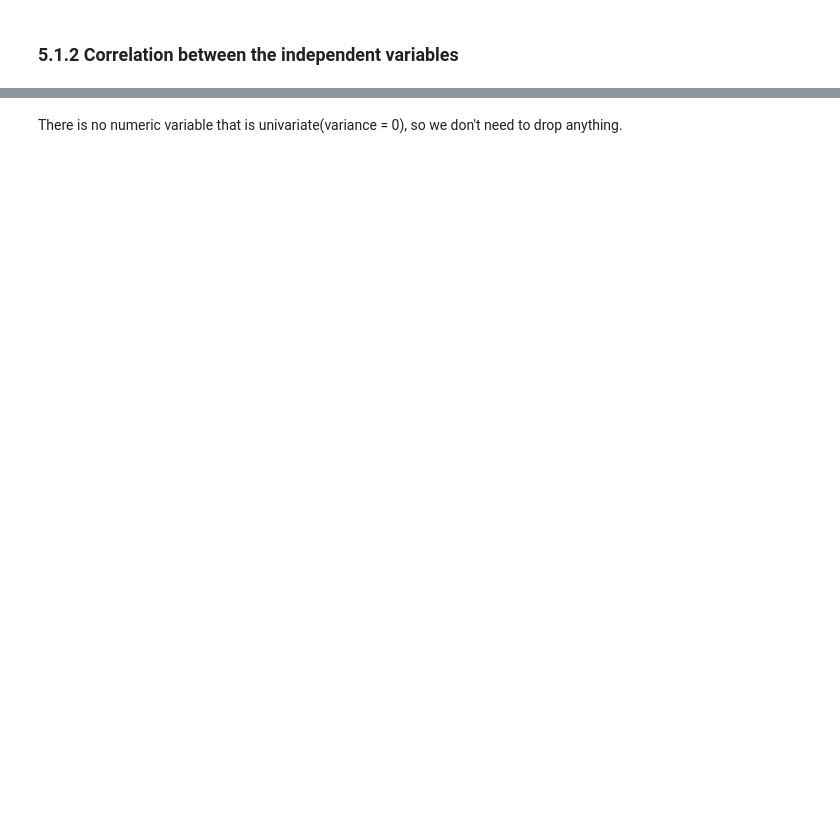
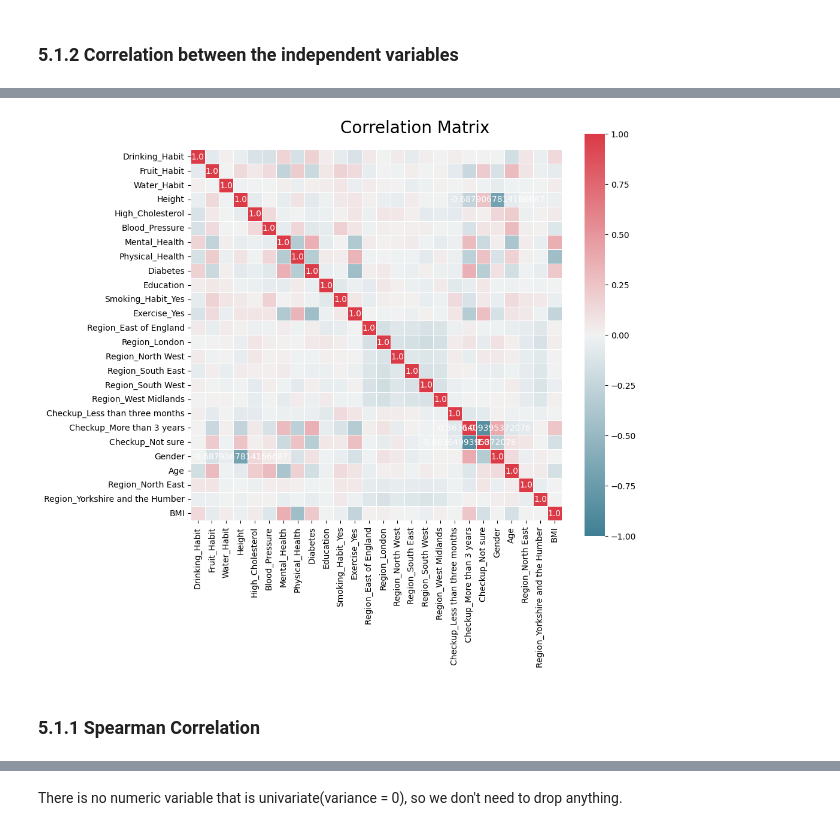
Before and after one commit to anamiguel24/MachineLearnig-project, a Jupyter notebook: ml_project.ipynb, the cells around one changed output, grey strips where cells are left out. Saved outputs shown, nothing was run; the diff lists cells and outputs as text; code cells hidden in the pictures; blank space fills up the shorter version.

```diff
--- a/ml_project.ipynb
+++ b/ml_project.ipynb
@@ -506,0 +551,22 @@ plt.show()
+# %%
+# Prepare figure
+fig = plt.figure(figsize=(10, 8))
+
+# Build annotation matrix (values above |0.5| will appear annotated in the plot)
+mask_annot = np.absolute(x.corr().values) >= 0.5
+annot = np.where(mask_annot, x.corr().values, np.full(x.corr().shape,""))
+# np.where() returns elements chosen from x.corr().values that satisfy the condition mask_annot
+
+# Plot heatmap of the correlation matrix
+sns.heatmap(data=x.corr(), annot=annot, cmap=sns.diverging_palette(220, 10, as_cmap=True),
+            fmt='s', vmin=-1, vmax=1, center=0, square=True, linewidths=.5)
+
+# Layout
+fig.subplots_adjust(top=0.95)
+fig.suptitle("Correlation Matrix", fontsize=20)
+
+plt.show()
+# %% [output]
+[figure, added]
+# %% [markdown]
+### 5.1.1 Spearman Correlation
```
Also changed, not shown: parts of 44 cells of this notebook.
